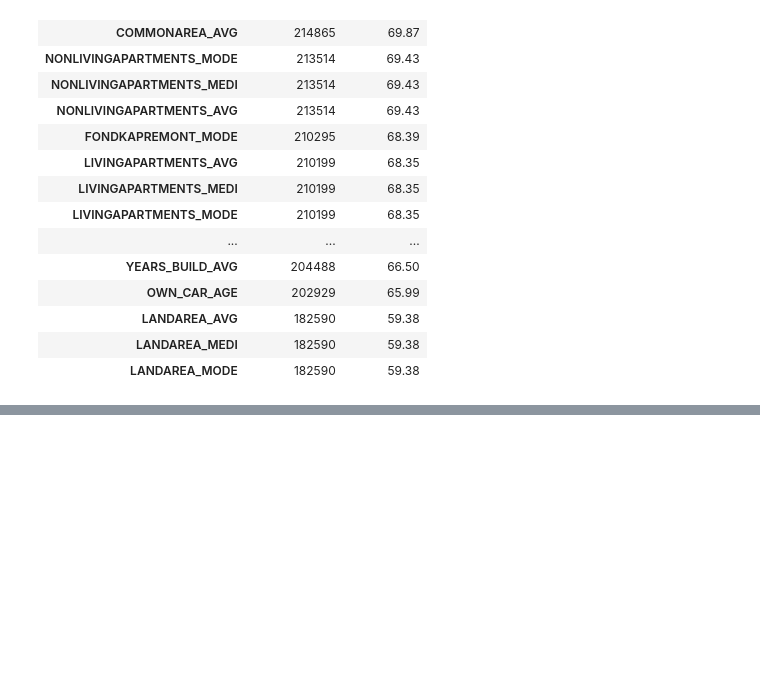
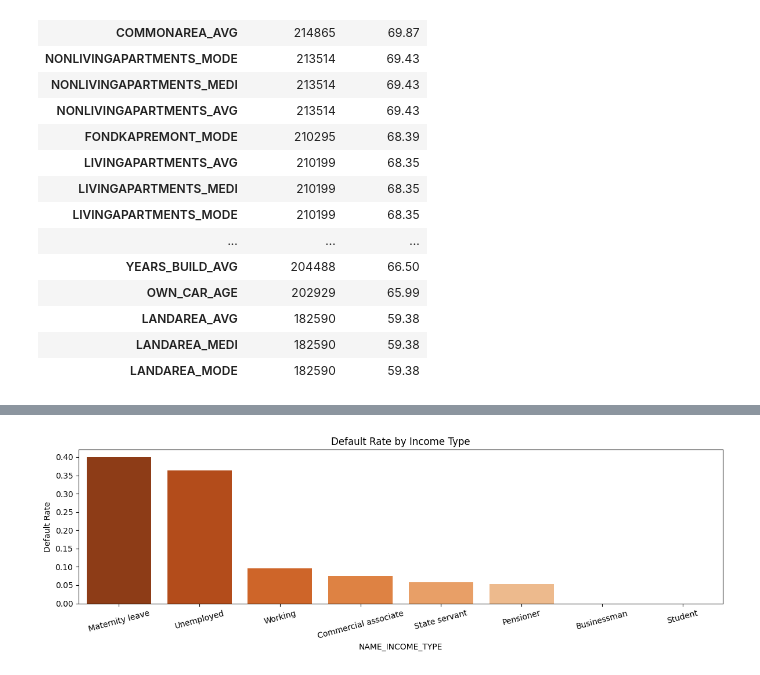
Before and after one commit to aryanparija/Loan-Default-Prediction, a Jupyter notebook: notebooks/01_eda.ipynb, the cells around one changed output, grey strips where cells are left out. Cells and saved outputs as stored; diff of their text form; code cells hidden in the pictures; blank space fills up the shorter version.

```diff
--- a/notebooks/01_eda.ipynb
+++ b/notebooks/01_eda.ipynb
@@ -66,0 +88,11 @@ missing_df[missing_df.missing_count > 0].sort_values('missing_pct', ascending=Fa
+# %%
+plt.figure(figsize=(12,4))
+income_default = df.groupby('NAME_INCOME_TYPE')['TARGET'].mean().sort_values(ascending=False)
+sns.barplot(x=income_default.index, y=income_default.values, palette='Oranges_r')
+plt.title('Default Rate by Income Type')
+plt.ylabel('Default Rate')
+plt.xticks(rotation=15)
+plt.tight_layout()
+plt.show()
+# %% [output]
+[figure, added]
```
Also changed, not shown: parts of 4 cells of this notebook.
